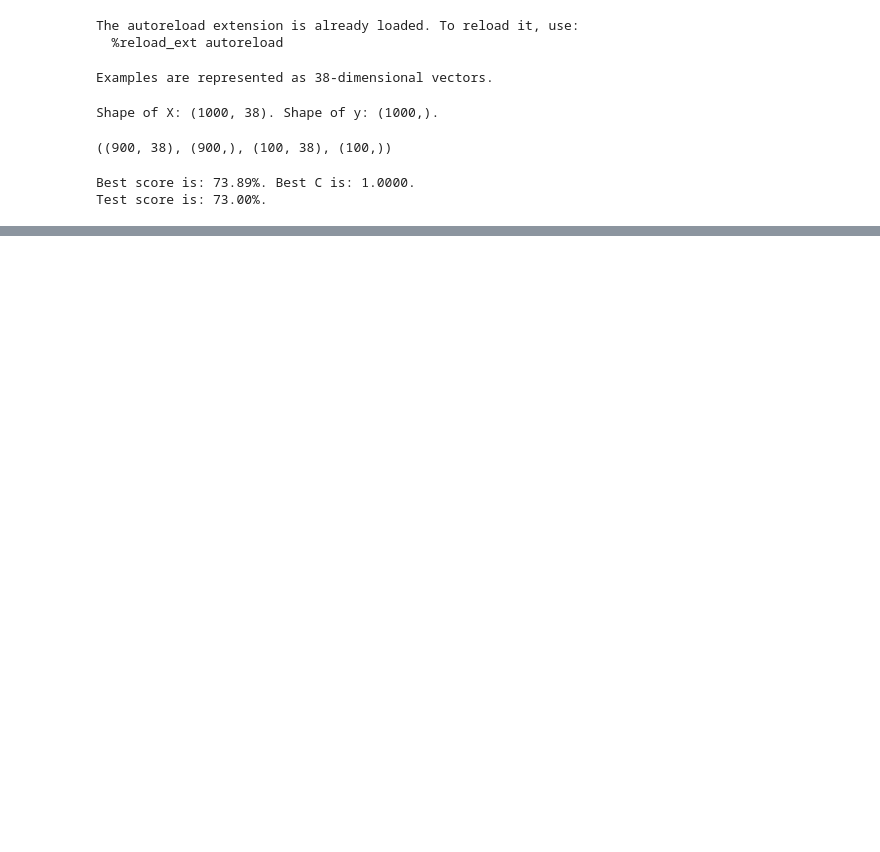
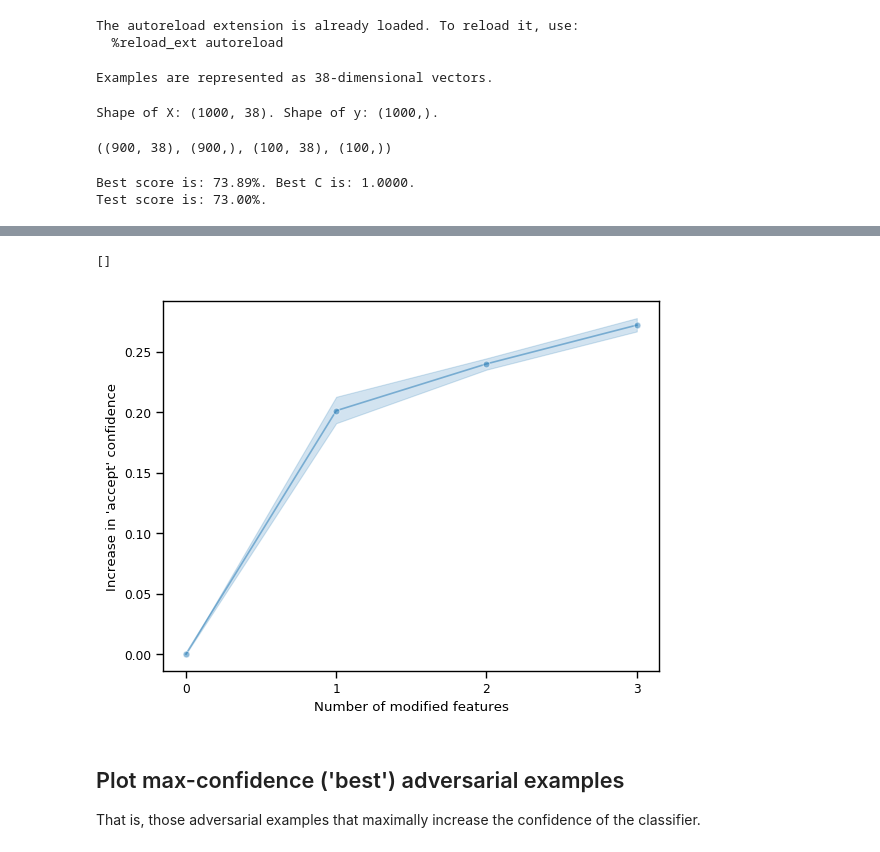
Before and after one commit to spring-epfl/pots, a Jupyter notebook: notebooks/credit.ipynb, the cells around one changed output, grey strips where cells are left out. Cells and saved outputs as stored; diff of their text form; code cells hidden in the pictures; blank space fills up the shorter version.

```diff
--- a/notebooks/credit.ipynb
+++ b/notebooks/credit.ipynb
@@ -239,0 +257,20 @@ performance_metric_fn(initial_example, )
+# %%
+fig, ax = plt.subplots()
+sns.lineplot(
+    data=trans_data_df.sort_values('perf'),
+    x='cost', y='perf', ci=99,
+    legend=False, marker='o', markevery=1, alpha=.5,
+    ax=ax)
+
+ax.set_xticks([0, 1, 2, 3])
+ax.set_xlabel('Number of modified features')
+ax.set_ylabel('Increase in \'accept\' confidence')
+
+plt.plot()
+# %% [output]
+[]
+[figure, added]
+# %% [markdown]
+## Plot max-confidence ('best') adversarial examples
+
+That is, those adversarial examples that maximally increase the confidence of the classifier.
```
Also changed, not shown: parts of 24 cells of this notebook.
